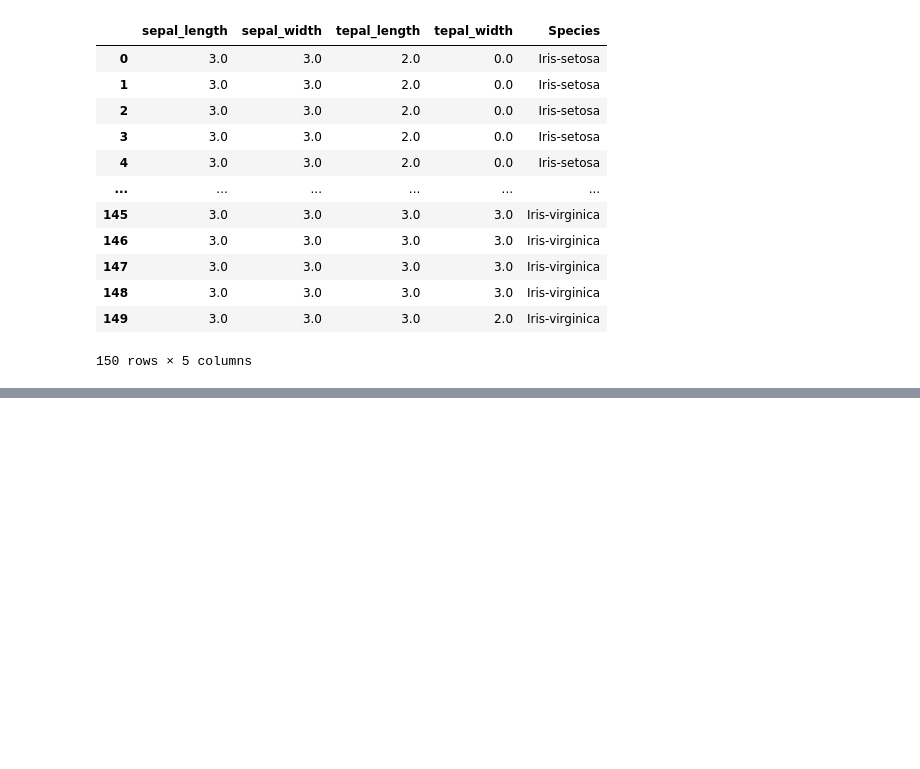
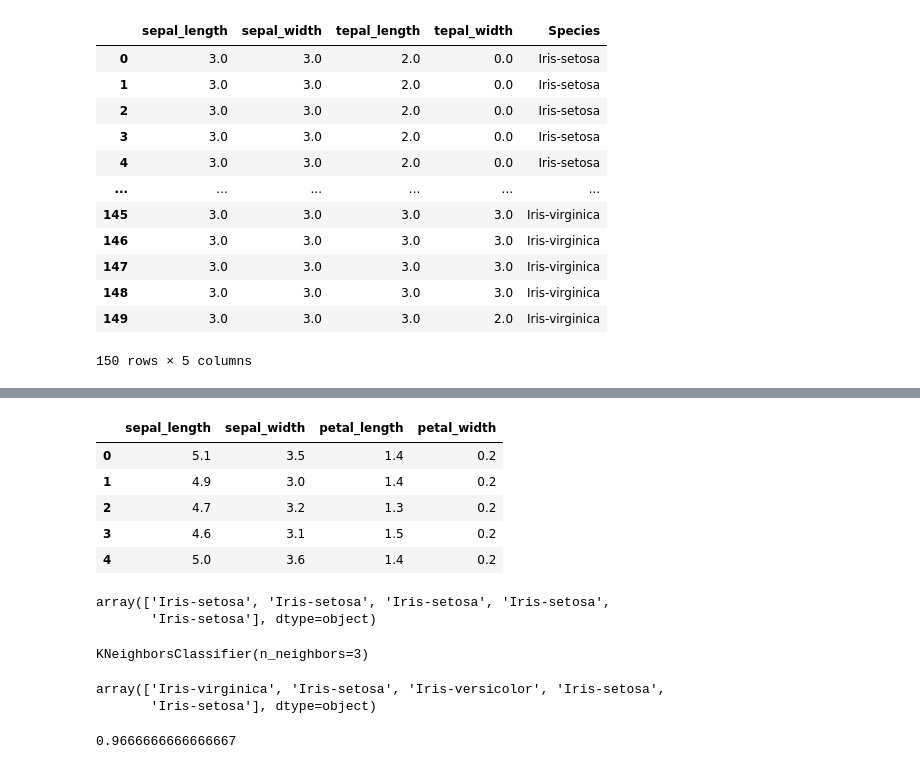
Before and after one commit to Tegar11-F/Data-Mining, a Jupyter notebook: _sources/notebooks.ipynb, the cells around one changed output, grey strips where cells are left out. Cells and saved outputs as stored; diff of their text form; code cells hidden in the pictures; blank space fills up the shorter version.

```diff
--- a/_sources/notebooks.ipynb
+++ b/_sources/notebooks.ipynb
@@ -129,0 +161,20 @@ pd.concat(datalist, axis=1)
+# %%
+#create a dataframe with all training data except the target column
+X = datairis.drop(columns=['species'])
+#check that the target variable has been removed
+X.head()
+# %% [output]
+|  | sepal_length | sepal_width | petal_length | petal_width |
+| 0 | 5.1 | 3.5 | 1.4 | 0.2 |
+| 1 | 4.9 | 3.0 | 1.4 | 0.2 |
+| 2 | 4.7 | 3.2 | 1.3 | 0.2 |
+| 3 | 4.6 | 3.1 | 1.5 | 0.2 |
+| 4 | 5.0 | 3.6 | 1.4 | 0.2 |
+# %%
+#separate target values
+y = datairis['species'].values
+#view target values
+y[0:5]
+# %% [output]
+array(['Iris-setosa', 'Iris-setosa', 'Iris-setosa', 'Iris-setosa',
+       'Iris-setosa'], dtype=object)
@@ -129,0 +185,19 @@ pd.concat(datalist, axis=1)
+# %%
+from sklearn.neighbors import KNeighborsClassifier
+# Create KNN classifier
+knn = KNeighborsClassifier(n_neighbors = 3)
+# Fit the classifier to the data
+knn.fit(X_train,y_train)
+# %% [output]
+KNeighborsClassifier(n_neighbors=3)
+# %%
+#show first 5 model predictions on the test data
+knn.predict(X_test)[0:5]
+# %% [output]
+array(['Iris-virginica', 'Iris-setosa', 'Iris-versicolor', 'Iris-setosa',
+       'Iris-setosa'], dtype=object)
+# %%
+#check accuracy of our model on the test data
+knn.score(X_test, y_test)
+# %% [output]
+0.9666666666666667
```
Also changed, not shown: parts of 6 cells of this notebook, 3 other files.
